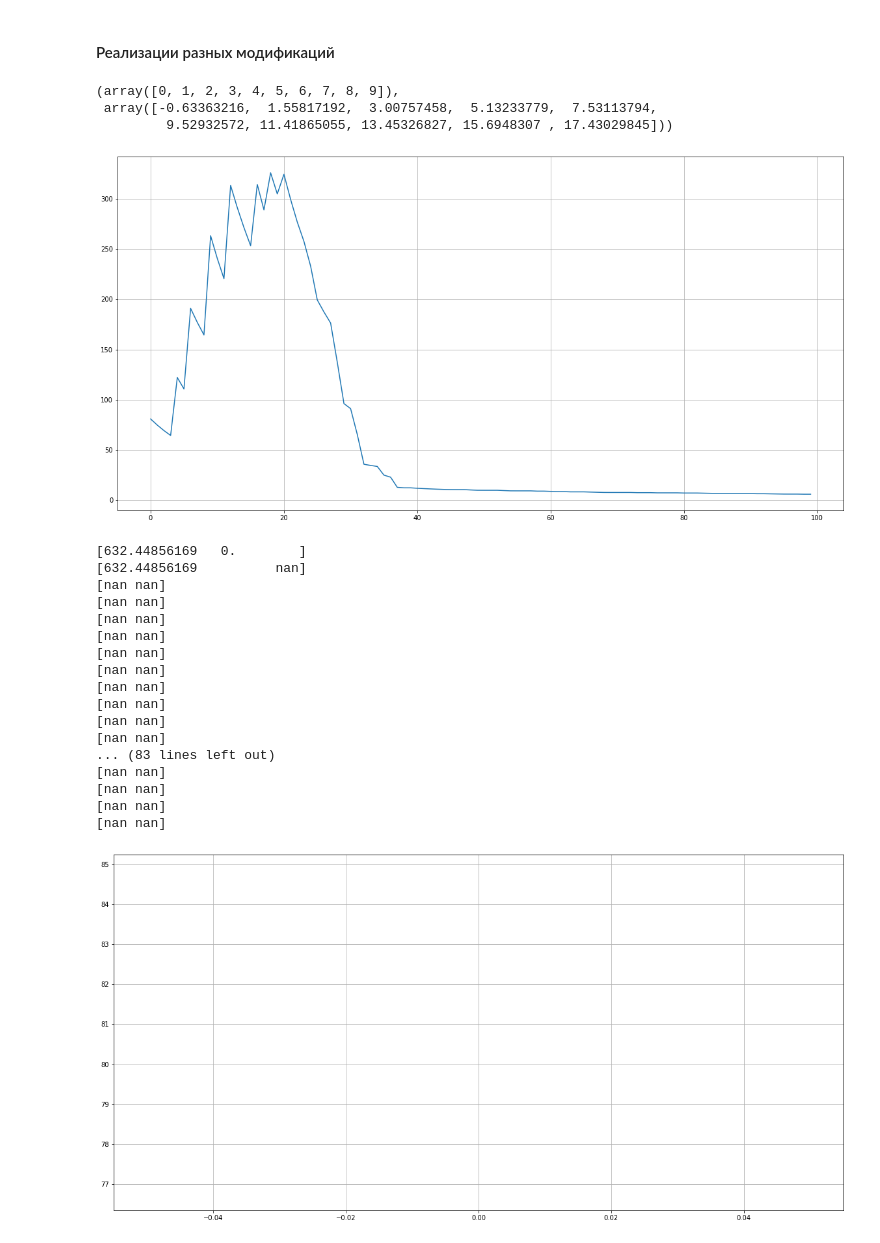
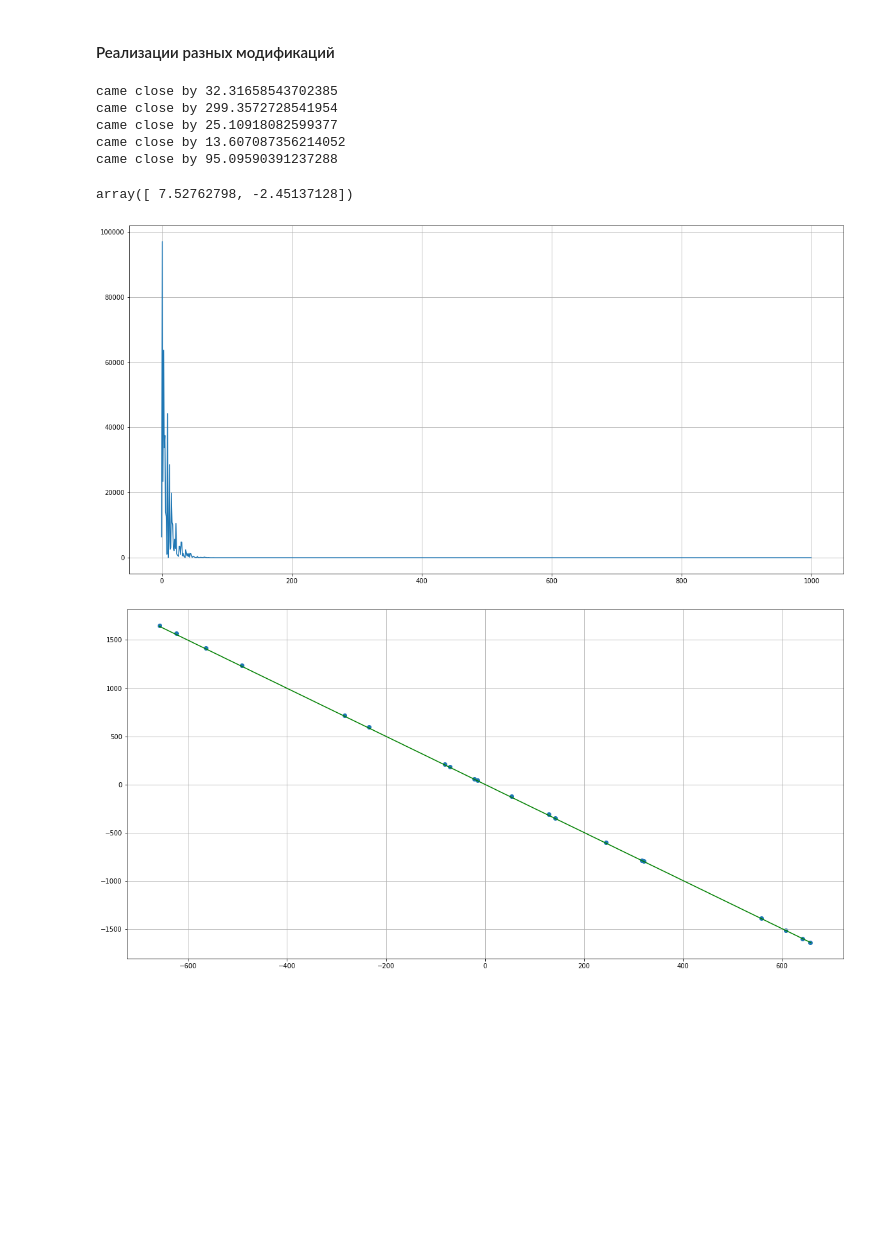
Before and after one commit to make-meth/y2020-ITMO-MO, a Jupyter notebook: 2/3_mods.ipynb, the cells around one changed output. Drawn from its saved outputs; the diff is of its cells as text; code cells hidden in the pictures; blank space fills up the shorter version.

```diff
--- a/2/3_mods.ipynb
+++ b/2/3_mods.ipynb
@@ -21,7 +21,7 @@ def sgd_momentum(batch_size, f, x, *, lr0, epoch, alpha):
     dx = 0
     for i in range(1, epoch):
         dx = alpha * dx - lr0 * np.array(grad_batch(f, batch_size)(*x))
-        x += dx
+        x = x + dx
         points[i] = x
     return points
 # %%
@@ -44,32 +43,23 @@ def sgd_rms_prop(batch_size, f, x, *, lr0, epoch, alpha):
     for i in range(1, epoch):
         g = np.array(grad_batch(f, batch_size)(*x))
         v = alpha * v + (1 - alpha) * g**2
-        x -= lr0 / np.sqrt(v)*g
+        x = x - lr0 / np.sqrt(v)*g
         points[i] = x
     return points
 # %%
-def sgd_general(batch_size, f, x, *, lr0, d, epoch):
-    points = np.zeros((epoch, len(x)))
-    points[0] = x
-    for i in range(1, epoch):
-        x = x - lr0*np.exp(-d*i) * np.array(grad_batch(f, batch_size)(*x))
-        points[i] = x
-    return points
-
-
-def adam(f, epoch, x, lr0 = 1, alpha = 0.9, beta = 0.999):
+def sgd_adam(batch_size, f, x, *, lr0, epoch, alpha, beta):
     points = np.zeros((epoch, 2))
     points[0] = x
     m = 0
     v = 0
     for i in range(1, epoch):
-        g = np.array(grad_batch(f, 1)(*x))
+        g = np.array(grad_batch(f, batch_size)(*x))
         m = alpha * m + (1-alpha)*g
         v = beta * v + (1 - beta) * g**2
 
         m_ = m/(1-alpha)
         v_ = v/(1-beta)
 
-        x -= lr0*m_/(np.sqrt(v_) + 0.0001)
+        x = x - lr0*m_/(np.sqrt(v_) + 1e-5)
         points[i] = x
     return points
@@ -91,40 +66,2 @@ def adam(f, epoch, x, lr0 = 1, alpha = 0.9, beta = 0.999):
-# %%
-n = 10
-x = np.arange(n);
-
-k, b = 2, -1
-
-y = k*x + b + np.random.rand(n)
-
-x,y
-# %% [output]
-(array([0, 1, 2, 3, 4, 5, 6, 7, 8, 9]),
- array([-0.63363216,  1.55817192,  3.00757458,  5.13233779,  7.53113794,
-         9.52932572, 11.41865055, 13.45326827, 15.6948307 , 17.43029845]))
-# %%
-regression(sgd, x, y)
-# %% [output]
-[figure, removed]
-# %%
-regression(ada_grad, x,y)
-# %% [output]
-[632.44856169   0.        ]
-[632.44856169          nan]
-[nan nan]
-[nan nan]
-[nan nan]
-[nan nan]
-[nan nan]
-[nan nan]
-[nan nan]
-[nan nan]
-[nan nan]
-[nan nan]
-... (83 lines left out)
-[nan nan]
-[nan nan]
-[nan nan]
-[nan nan]
-[figure, removed]
 # %%
 line = test_line(2, 20, 100, 20, 1)
@@ -132,0 +68,15 @@ regression(*line, method=momentum)
+# %%
+regression(*line, lr0=0.1, d=0.1, epoch=1000)
+regression(*line, method=sgd_momentum, lr0=0.001, epoch=1000, alpha=0.5)
+regression(*line, method=sgd_ada_grad, lr0=0.1, epoch=1000)
+regression(*line, method=sgd_rms_prop, lr0=0.01, epoch=1000, alpha=0.5)
+regression(*line, method=sgd_adam, lr0=0.1, epoch=1000, alpha=0.35, beta=0.2)
+# %% [output]
+came close by 32.31658543702385
+came close by 299.3572728541954
+came close by 25.10918082599377
+came close by 13.607087356214052
+came close by 95.09590391237288
+array([ 7.52762798, -2.45137128])
+[figure, added]
+[figure, added]
```
Also changed, not shown: parts of 4 cells of this notebook.
